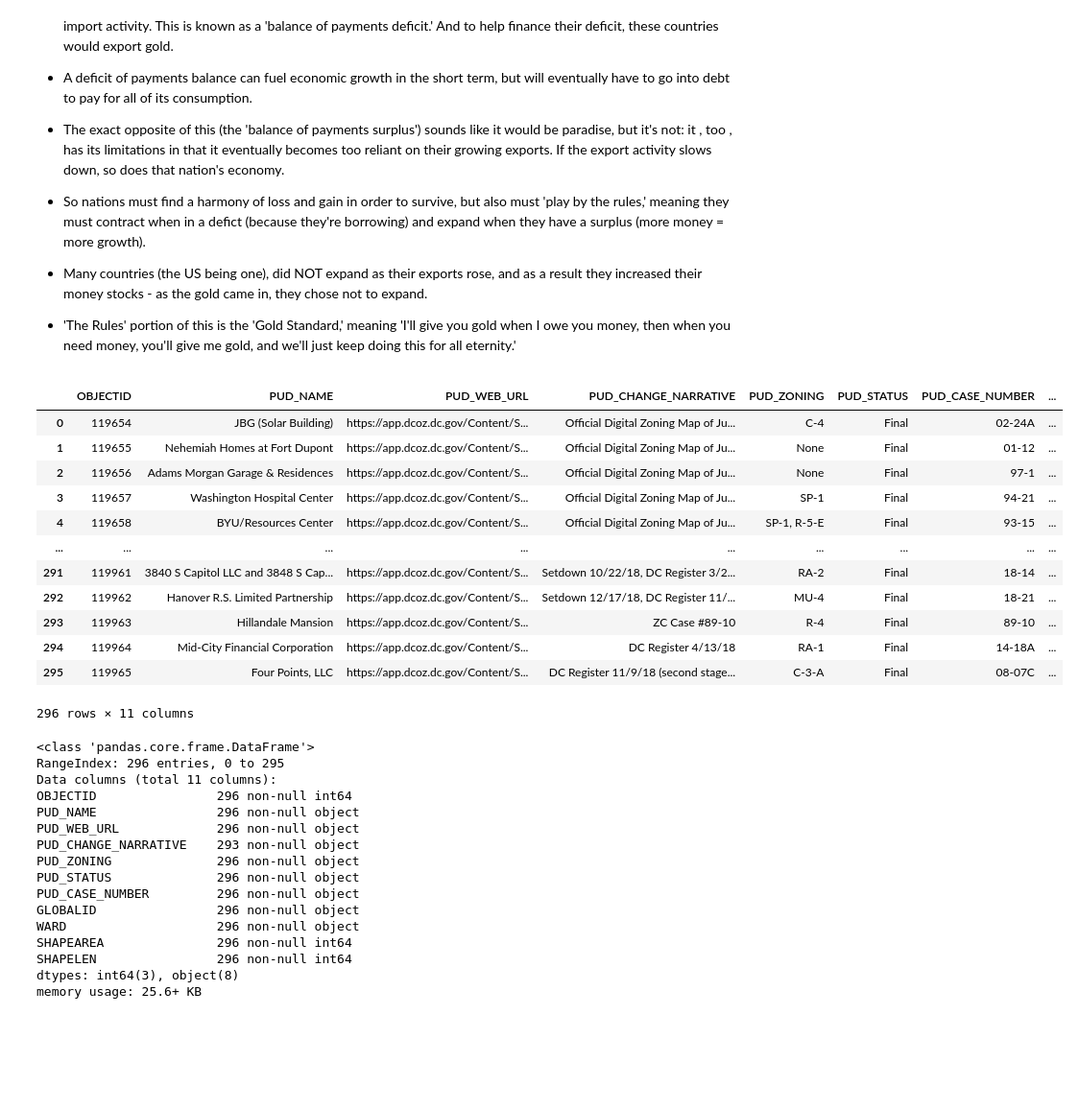
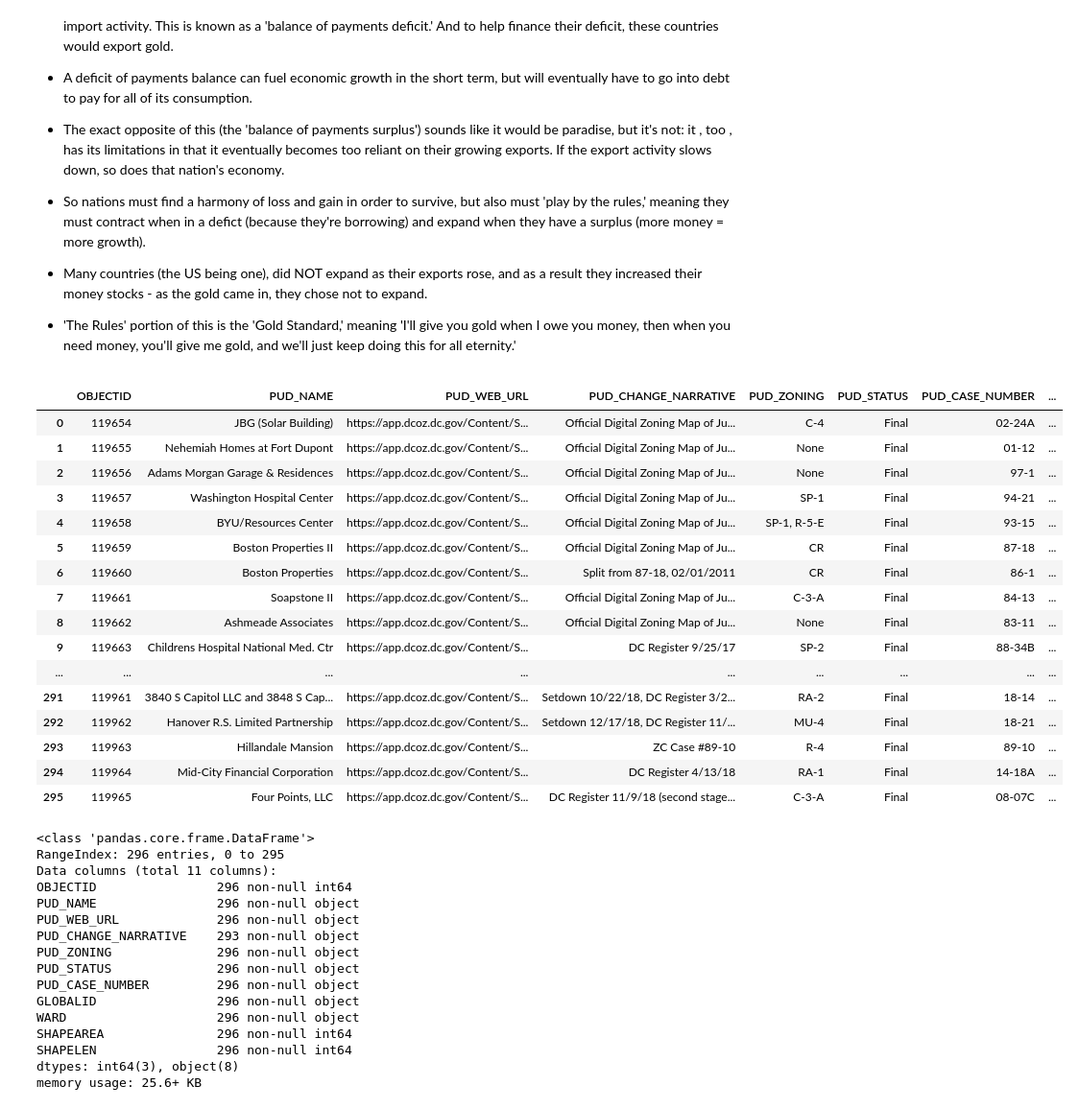
Before and after one commit to hud-capstone/hud-capstone.github.io, a Jupyter notebook: CAPSTONE_SCRATCHPAD.ipynb, the cells around one changed output. Shown at 96% size. Cells and saved outputs as stored; diff of their text form; code cells hidden in the pictures; blank space fills up the shorter version.

```diff
--- a/CAPSTONE_SCRATCHPAD.ipynb
+++ b/CAPSTONE_SCRATCHPAD.ipynb
@@ -1898,17 +1898,21 @@ data = pd.read_csv('/Users/DataScience/codeup-data-science/CAPSTONE/Planned_Unit
-# %%
-data
-# %% [output]
-|  | OBJECTID | PUD_NAME | PUD_WEB_URL | PUD_CHANGE_NARRATIVE | PUD_ZONING | PUD_STATUS | PUD_CASE_NUMBER | ... |
-| 0 | 119654 | JBG (Solar Building) | https://app.dcoz.dc.gov/Content/S... | Official Digital Zoning Map of Ju... | C-4 | Final | 02-24A | ... |
-| 1 | 119655 | Nehemiah Homes at Fort Dupont | https://app.dcoz.dc.gov/Content/S... | Official Digital Zoning Map of Ju... | None | Final | 01-12 | ... |
-| 2 | 119656 | Adams Morgan Garage & Residences | https://app.dcoz.dc.gov/Content/S... | Official Digital Zoning Map of Ju... | None | Final | 97-1 | ... |
-| 3 | 119657 | Washington Hospital Center | https://app.dcoz.dc.gov/Content/S... | Official Digital Zoning Map of Ju... | SP-1 | Final | 94-21 | ... |
-| 4 | 119658 | BYU/Resources Center | https://app.dcoz.dc.gov/Content/S... | Official Digital Zoning Map of Ju... | SP-1, R-5-E | Final | 93-15 | ... |
-| ... | ... | ... | ... | ... | ... | ... | ... | ... |
-| 291 | 119961 | 3840 S Capitol LLC and 3848 S Cap... | https://app.dcoz.dc.gov/Content/S... | Setdown 10/22/18, DC Register 3/2... | RA-2 | Final | 18-14 | ... |
-| 292 | 119962 | Hanover R.S. Limited Partnership | https://app.dcoz.dc.gov/Content/S... | Setdown 12/17/18, DC Register 11/... | MU-4 | Final | 18-21 | ... |
-| 293 | 119963 | Hillandale Mansion | https://app.dcoz.dc.gov/Content/S... | ZC Case #89-10 | R-4 | Final | 89-10 | ... |
-| 294 | 119964 | Mid-City Financial Corporation | https://app.dcoz.dc.gov/Content/S... | DC Register 4/13/18 | RA-1 | Final | 14-18A | ... |
-| 295 | 119965 | Four Points, LLC | https://app.dcoz.dc.gov/Content/S... | DC Register 11/9/18 (second stage... | C-3-A | Final | 08-07C | ... |
-296 rows × 11 columns
+# %%
+dc_data
+# %% [output]
+|  | OBJECTID | PUD_NAME | PUD_WEB_URL | PUD_CHANGE_NARRATIVE | PUD_ZONING | PUD_STATUS | PUD_CASE_NUMBER | ... |
+| 0 | 119654 | JBG (Solar Building) | https://app.dcoz.dc.gov/Content/S... | Official Digital Zoning Map of Ju... | C-4 | Final | 02-24A | ... |
+| 1 | 119655 | Nehemiah Homes at Fort Dupont | https://app.dcoz.dc.gov/Content/S... | Official Digital Zoning Map of Ju... | None | Final | 01-12 | ... |
+| 2 | 119656 | Adams Morgan Garage & Residences | https://app.dcoz.dc.gov/Content/S... | Official Digital Zoning Map of Ju... | None | Final | 97-1 | ... |
+| 3 | 119657 | Washington Hospital Center | https://app.dcoz.dc.gov/Content/S... | Official Digital Zoning Map of Ju... | SP-1 | Final | 94-21 | ... |
+| 4 | 119658 | BYU/Resources Center | https://app.dcoz.dc.gov/Content/S... | Official Digital Zoning Map of Ju... | SP-1, R-5-E | Final | 93-15 | ... |
+| 5 | 119659 | Boston Properties II | https://app.dcoz.dc.gov/Content/S... | Official Digital Zoning Map of Ju... | CR | Final | 87-18 | ... |
+| 6 | 119660 | Boston Properties | https://app.dcoz.dc.gov/Content/S... | Split from 87-18, 02/01/2011 | CR | Final | 86-1 | ... |
+| 7 | 119661 | Soapstone II | https://app.dcoz.dc.gov/Content/S... | Official Digital Zoning Map of Ju... | C-3-A | Final | 84-13 | ... |
+| 8 | 119662 | Ashmeade Associates | https://app.dcoz.dc.gov/Content/S... | Official Digital Zoning Map of Ju... | None | Final | 83-11 | ... |
+| 9 | 119663 | Childrens Hospital National Med. Ctr | https://app.dcoz.dc.gov/Content/S... | DC Register 9/25/17 | SP-2 | Final | 88-34B | ... |
+| ... | ... | ... | ... | ... | ... | ... | ... | ... |
+| 291 | 119961 | 3840 S Capitol LLC and 3848 S Cap... | https://app.dcoz.dc.gov/Content/S... | Setdown 10/22/18, DC Register 3/2... | RA-2 | Final | 18-14 | ... |
+| 292 | 119962 | Hanover R.S. Limited Partnership | https://app.dcoz.dc.gov/Content/S... | Setdown 12/17/18, DC Register 11/... | MU-4 | Final | 18-21 | ... |
+| 293 | 119963 | Hillandale Mansion | https://app.dcoz.dc.gov/Content/S... | ZC Case #89-10 | R-4 | Final | 89-10 | ... |
+| 294 | 119964 | Mid-City Financial Corporation | https://app.dcoz.dc.gov/Content/S... | DC Register 4/13/18 | RA-1 | Final | 14-18A | ... |
+| 295 | 119965 | Four Points, LLC | https://app.dcoz.dc.gov/Content/S... | DC Register 11/9/18 (second stage... | C-3-A | Final | 08-07C | ... |
 # %%
```
Also changed, not shown: parts of 33 cells of this notebook.
